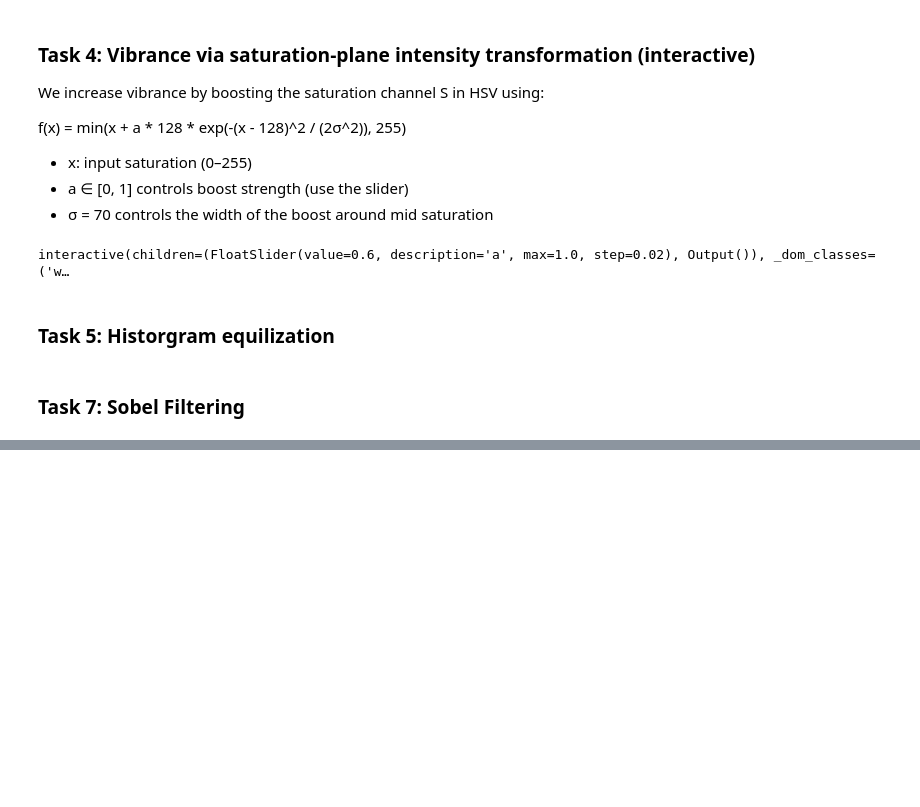
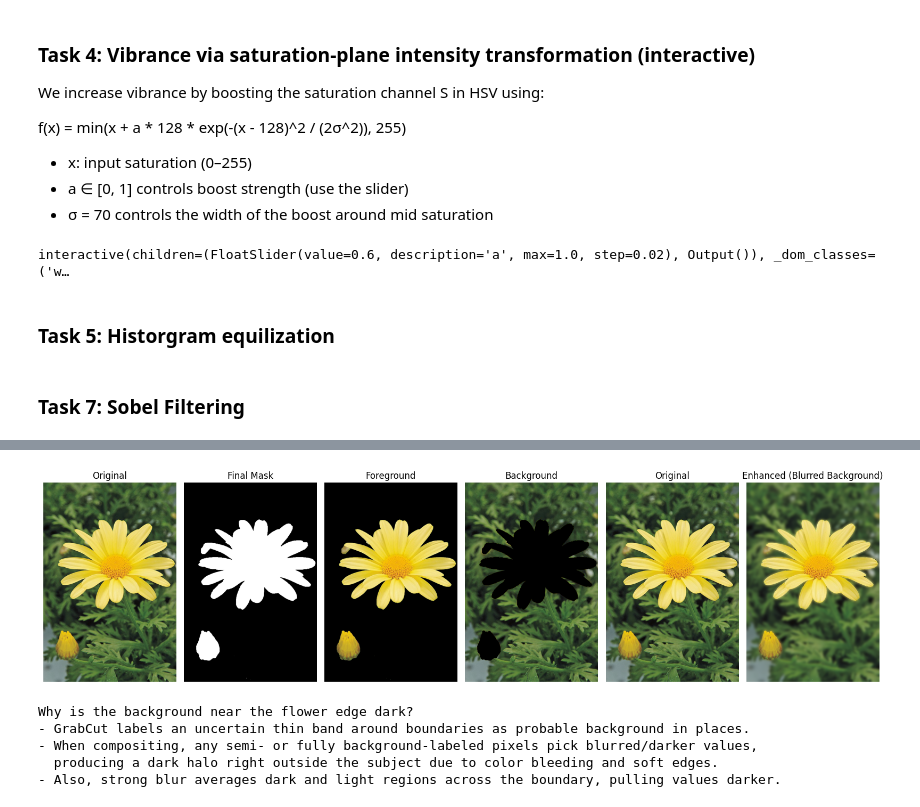
Before and after one commit to NaveenSanjaya/Image-Processing-and-Machine-Vision, a Jupyter notebook: assignment_01/assignment_1.ipynb, the cells around one changed output, grey strips where cells are left out. Drawn from its saved outputs; the diff is of its cells as text; code cells hidden in the pictures; blank space fills up the shorter version.

Commit message:
feat: Implement image segmentation

```diff
--- a/assignment_01/assignment_1.ipynb
+++ b/assignment_01/assignment_1.ipynb
@@ -234,0 +237,50 @@ interactive(children=(FloatSlider(value=0.6, description='a', max=1.0, step=0.02
+# %%
+# Use daisy.jpg as the flower image (Fig. 82)
+img = cv.imread("a1images\\daisy.jpg")
+img_rgb = cv.cvtColor(img, cv.COLOR_BGR2RGB)
+H, W = img.shape[:2]
+
+# Initial rectangle around the main subject
+margin_y, margin_x = int(0.01*H), int(0.01*W)
+rect = (margin_x, margin_y, W - 2*margin_x, H - 2*margin_y)
+
+mask = np.zeros((H, W), np.uint8)
+bgModel = np.zeros((1, 65), np.float64)
+fgModel = np.zeros((1, 65), np.float64)
+cv.grabCut(img, mask, rect, bgModel, fgModel, 5, cv.GC_INIT_WITH_RECT)
+
+# Create binary masks
+mask_final = np.where((mask == cv.GC_FGD) | (mask == cv.GC_PR_FGD), 1, 0).astype("uint8")
+mask_bg = 1 - mask_final
+
+# Foreground and background images
+foreground = (img_rgb * mask_final[..., None]).astype(np.uint8)
+background = (img_rgb * mask_bg[..., None]).astype(np.uint8)
+
+# Blur the background
+blurred_bg_rgb = cv.GaussianBlur(img_rgb, (29, 29), 0)
+enhanced_rgb = (foreground + blurred_bg_rgb * mask_bg[..., None]).astype(np.uint8)
+
+
+fig, ax = plt.subplots(1, 6, figsize=(16, 10))
+ax[0].imshow(img_rgb); ax[0].set_title('Original'); ax[0].axis('off')
+ax[1].imshow(mask_final*255, cmap='gray'); ax[1].set_title('Final Mask'); ax[1].axis('off')
+ax[2].imshow(foreground); ax[2].set_title('Foreground'); ax[2].axis('off')
+ax[3].imshow(background); ax[3].set_title('Background'); ax[3].axis('off')
+ax[4].imshow(img_rgb); ax[4].set_title('Original'); ax[4].axis('off')
+ax[5].imshow(enhanced_rgb); ax[5].set_title('Enhanced (Blurred Background)'); ax[5].axis('off')
+
+plt.tight_layout(); plt.show()
+
+print('Why is the background near the flower edge dark?')
+print('- GrabCut labels an uncertain thin band around boundaries as probable background in places.')
+print('- When compositing, any semi- or fully background-labeled pixels pick blurred/darker values,')
+print('  producing a dark halo right outside the subject due to color bleeding and soft edges.')
+print('- Also, strong blur averages dark and light regions across the boundary, pulling values darker.')
+# %% [output]
+[figure, added]
+Why is the background near the flower edge dark?
+- GrabCut labels an uncertain thin band around boundaries as probable background in places.
+- When compositing, any semi- or fully background-labeled pixels pick blurred/darker values,
+  producing a dark halo right outside the subject due to color bleeding and soft edges.
+- Also, strong blur averages dark and light regions across the boundary, pulling values darker.
```
Also changed, not shown: parts of 4 cells of this notebook.
